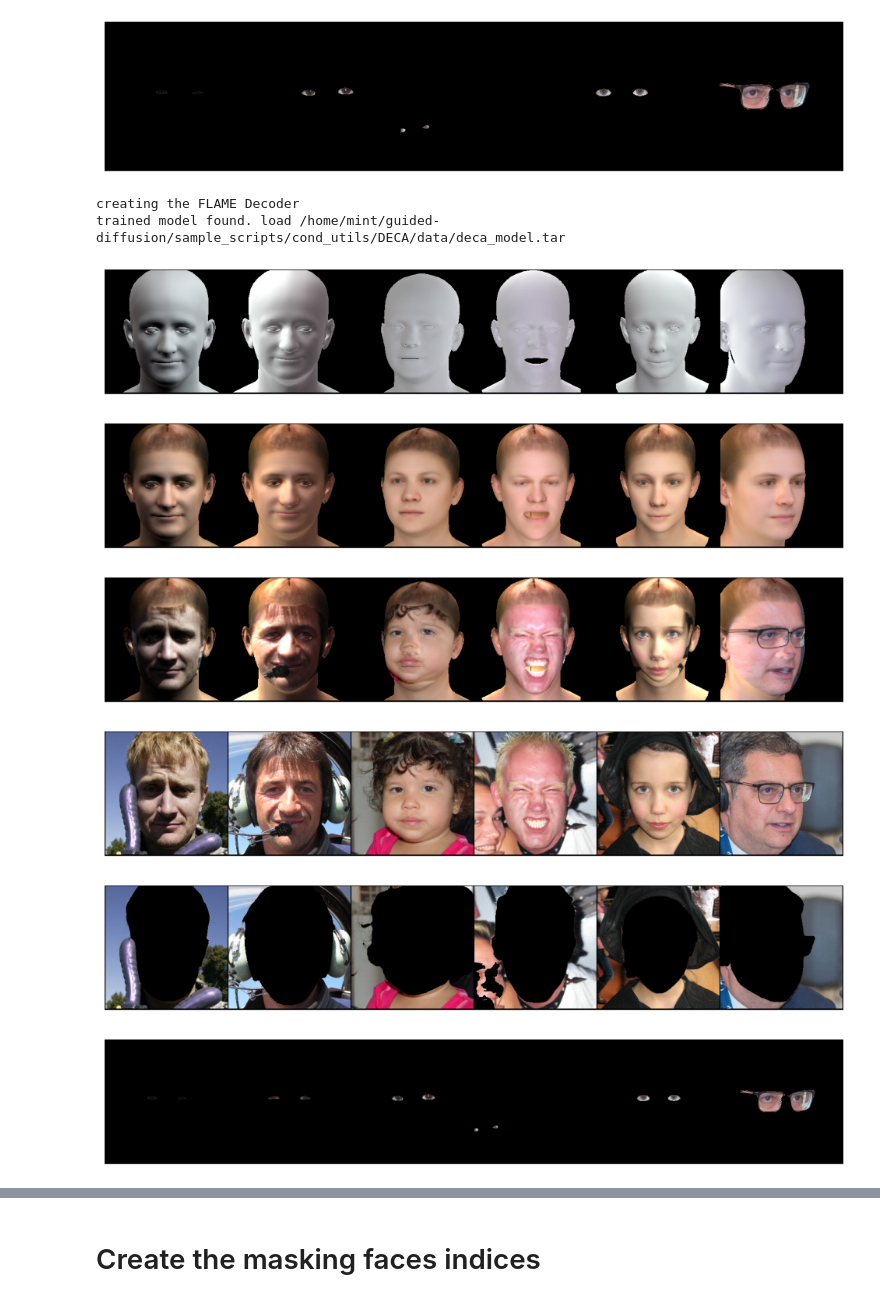
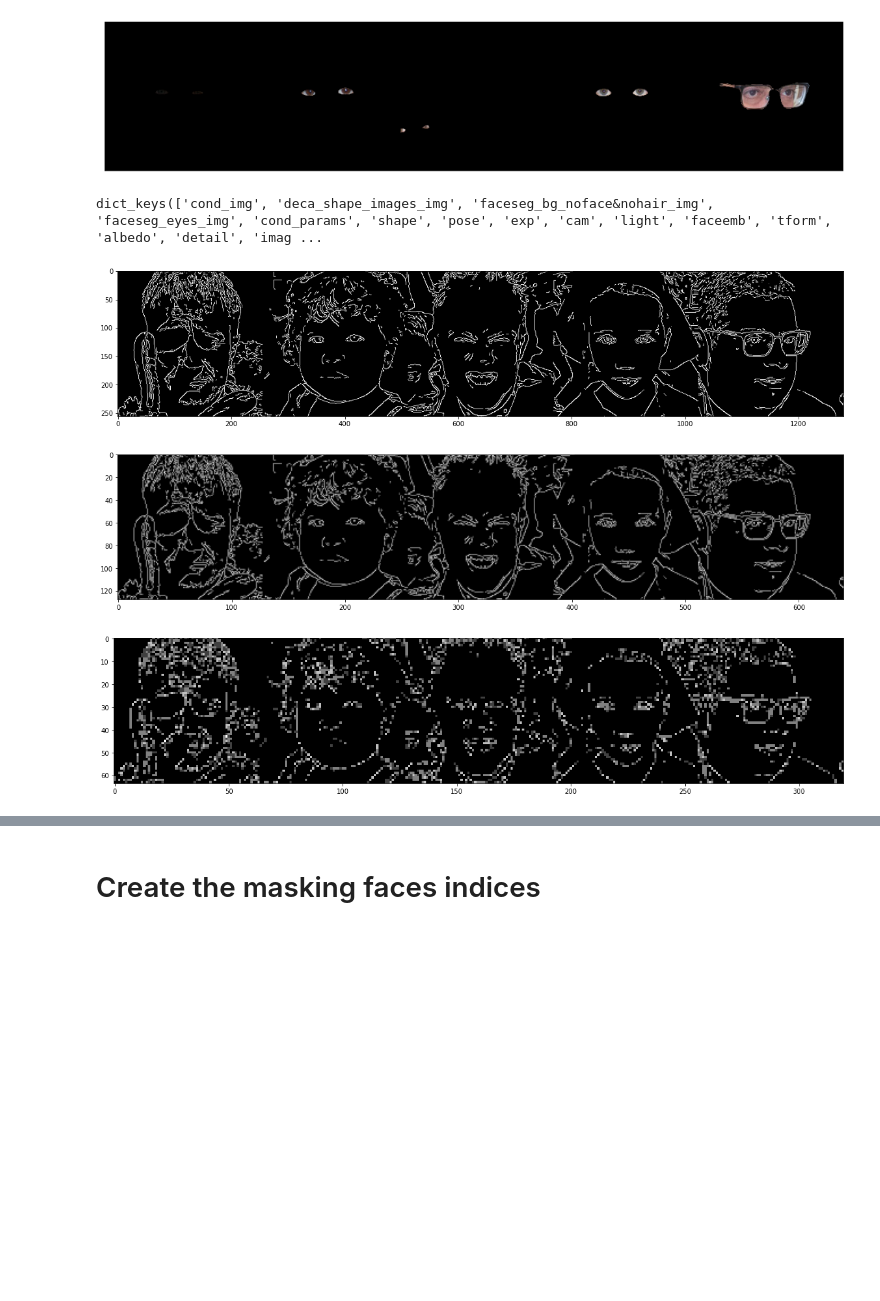
Before and after one commit to XezXey/guided-diffusion, a Jupyter notebook: experiment_scripts/masking_flame/masking_flame.ipynb, the cells around one changed output, grey strips where cells are left out. Cells and saved outputs as stored; diff of their text form; code cells hidden in the pictures; blank space fills up the shorter version.

```diff
--- a/experiment_scripts/masking_flame/masking_flame.ipynb
+++ b/experiment_scripts/masking_flame/masking_flame.ipynb
@@ -138,8 +138,53 @@ trained model found. load /home/mint/guided-diffusion/sample_scripts/cond_utils/
 [figure]
 [figure]
 [figure]
+# %%
+print(model_kwargs.keys())
+import cv2
+e = []
+for i in range(len(model_kwargs['raw_image'])):
+    edges = cv2.Canny(np.transpose(model_kwargs['raw_image'][i].cpu().numpy().astype(np.uint8), (1, 2, 0)), 150, 200)
+    e.append(edges)
+plt.figure(figsize=(20, 20))
+e = np.concatenate(e, 1)
+plt.imshow(e, cmap='gray')
+plt.show()
+
+e = []
+for i in range(len(model_kwargs['raw_image'])):
+    edges = cv2.Canny(np.transpose(model_kwargs['raw_image'][i].cpu().numpy().astype(np.uint8), (1, 2, 0)), 150, 200)
+    edges = cv2.resize(edges, (128, 128))
+    e.append(edges)
+plt.figure(figsize=(20, 20))
+e = np.concatenate(e, 1)
+plt.imshow(e, cmap='gray')
+plt.show()
+
+e = []
+for i in range(len(model_kwargs['raw_image'])):
+    edges = cv2.Canny(np.transpose(model_kwargs['raw_image'][i].cpu().numpy().astype(np.uint8), (1, 2, 0)), 150, 200)
+    edges = cv2.resize(edges, (64, 64))
+    e.append(edges)
+plt.figure(figsize=(20, 20))
+e = np.concatenate(e, 1)
+plt.imshow(e, cmap='gray')
+plt.show()
+# %% [output]
+dict_keys(['cond_img', 'deca_shape_images_img', 'faceseg_bg_noface&nohair_img', 'faceseg_eyes_img', 'cond_params', 'shape', 'pose', 'exp', 'cam', 'light', 'faceemb', 'tform', 'albedo', 'detail', 'imag ...
+[figure, added]
+[figure, added]
+[figure, added]
 # %%
 from importlib import reload
+sys.path.insert(0, '../../sample_scripts/cond_utils/DECA/')
+from decalib.deca import DECA
+from decalib.datasets import datasets
+from decalib.utils import util
+from decalib.utils.config import cfg as deca_cfg
+deca_cfg.model.extract_tex = True
+deca_cfg.rasterizer_type = 'standard'
+deca_cfg.model.use_tex = False
+deca = DECA(config = deca_cfg, device='cuda', mode='only_renderer', mask=mask)
 reload(params_utils)
 
 f_mask = np.load('./FLAME_masks_face-id.pkl', allow_pickle=True, encoding='latin1')
@@ -149,32 +194,18 @@ mask={
     'f_mask':f_mask['face'].tolist()
 }
 
-img_idx = file_utils.search_index_from_listpath(list_path=img_path, search=['60065.jpg', '60182.jpg', '60000.jpg', '60001.jpg', '60002.jpg', '60004.jpg'])
+img_idx = file_utils.search_index_from_listpath(list_path=img_path, search=['60004.jpg'])
 dat = th.utils.data.Subset(dataset, indices=img_idx)
 subset_loader = th.utils.data.DataLoader(dat, batch_size=1000,
                                     shuffle=False, num_workers=24)
 
 dat, model_kwargs = next(iter(subset_loader))
 rendered_image, orig_visdict = params_utils.render_deca(deca_params=model_kwargs, idx=0, n=20, useTex=True, extractTex=True, deca_mode='', use_detail=True, mask=None, repeat=False)
+plt.figure(figsize=(25, 25))
+plt.imshow(deca.visualize(orig_visdict)[..., ::-1])
+plt.show()
 
-grid = torchvision.utils.make_grid(orig_visdict['shape_images'].mul(255).add_(0.5).clamp_(0, 255).cpu())
-show(grid/255.0)
-grid = torchvision.utils.make_grid(orig_visdict['rendered_images'].mul(255).add_(0.5).clamp_(0, 255).cpu())
-show(grid/255.0)
-grid = torchvision.utils.make_grid(orig_visdict['rendered_images_uv_texture'].mul(255).add_(0.5).clamp_(0, 255).cpu())
-show(grid/255.0)
-grid = torchvision.utils.make_grid(model_kwargs['raw_image'].cpu())
-show(grid/255.0)
-grid = torchvision.utils.make_grid((((model_kwargs['faceseg_bg_noface&nohair_img'] + 1) * 127.5)).float().cpu())
-show(grid/255.0)
-grid = torchvision.utils.make_grid((((model_kwargs['faceseg_eyes_img'] + 1) * 127.5)).float().cpu())
-show(grid/255.0)
+rendered_image, orig_visdict = params_utils.render_deca(deca_params=model_kwargs, idx=0, n=20, useTex=True, extractTex=True, deca_mode='', use_detail=True, mask=mask, repeat=False)
+plt.figure(figsize=(25, 25))
+plt.imshow(deca.visualize(orig_visdict)[..., ::-1])
+plt.show()
-# %% [output]
-creating the FLAME Decoder
-trained model found. load /home/mint/guided-diffusion/sample_scripts/cond_utils/DECA/data/deca_model.tar
-[figure, removed]
-[figure, removed]
-[figure, removed]
-[figure, removed]
-[figure, removed]
-[figure, removed]
```
Also changed, not shown: parts of 7 cells of this notebook, 16 other files.
